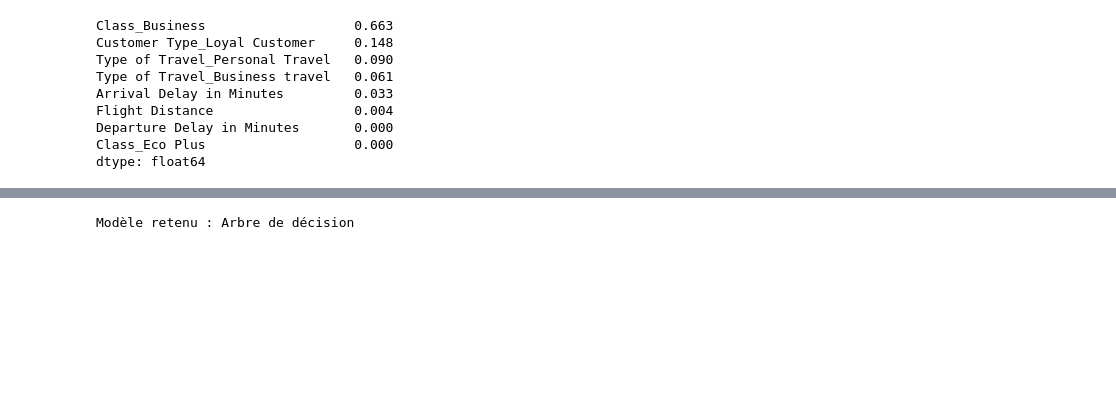
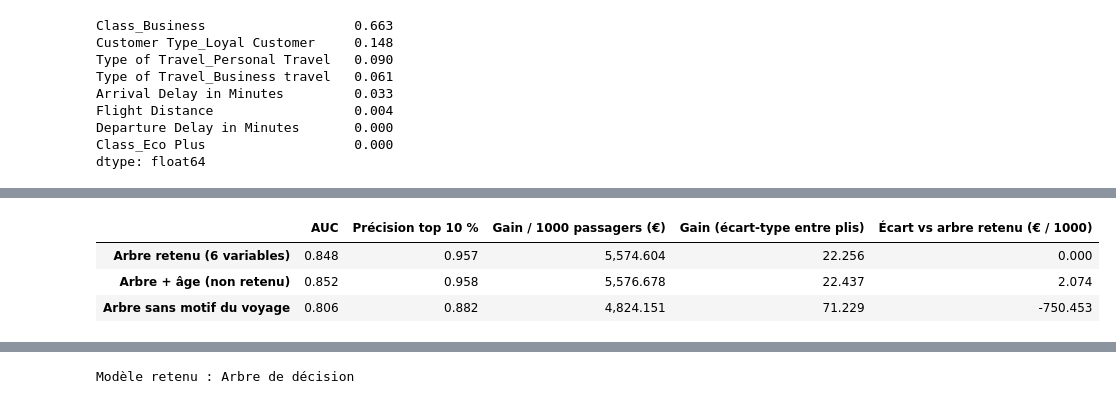
Before and after one commit to Esteban-13/rush_3, a Jupyter notebook: notebooks/04_modeles.ipynb, the cells around one changed output, grey strips where cells are left out. Drawn from its saved outputs; the diff is of its cells as text; code cells hidden in the pictures; blank space fills up the shorter version.

Commit message:
Partie B : contrôles complémentaires (mineurs gardés, variante âge, variante sans motif, gain selon capacité)

```diff
--- a/notebooks/04_modeles.ipynb
+++ b/notebooks/04_modeles.ipynb
@@ -168,0 +176,22 @@ dtype: float64
+# %%
+# a) Mineurs parmi les passagers signalés
+score_arbre = scores["Arbre de décision"]
+mineur = (df["Age"] < 18).to_numpy()
+poids = mu.selection_top(score_arbre)
+part_mineurs_signales = (poids * mineur).sum() / poids.sum()
+print(f"Mineurs : {mineur.mean():.1%} des passagers, {part_mineurs_signales:.1%} des passagers signalés")
+
+# Les mineurs signalés sont-ils aussi souvent vraiment mécontents que les adultes ?
+for nom, groupe in [("mineurs", mineur), ("adultes", ~mineur)]:
+    print(f"Précision parmi les {nom} signalés : {(poids * groupe * y).sum() / (poids * groupe).sum():.1%}")
+print(f"Mineurs en voyage personnel (donc le plus souvent en famille) : "
+      f"{(df.loc[mineur, 'Type of Travel'] == 'Personal Travel').mean():.0%}")
+
+# Comparaison : garder les mineurs (choix retenu) ou les retirer de la liste
+avec_mineurs = mu.evaluer(y, score_arbre)
+sans_mineurs = mu.evaluer(y, np.where(mineur, -1, score_arbre))
+print(f"\nAvec les mineurs (retenu) : précision {avec_mineurs['Précision top 10 %']:.1%}, "
+      f"gain {avec_mineurs['Gain / 1000 passagers (€)']:,.0f} € / 1000")
+print(f"Sans mineur signalé       : précision {sans_mineurs['Précision top 10 %']:.1%}, "
+      f"gain {sans_mineurs['Gain / 1000 passagers (€)']:,.0f} € / 1000 "
+      f"({sans_mineurs['Gain / 1000 passagers (€)'] - avec_mineurs['Gain / 1000 passagers (€)']:+,.0f} €)")
@@ -168,0 +228,21 @@ dtype: float64
+# %%
+# b) et c) Variantes de l'arbre (mêmes réglages, autres variables)
+variantes = {
+    "Arbre retenu (6 variables)": (mu.CATEGORIELLES, mu.NUMERIQUES),
+    "Arbre + âge (non retenu)": (mu.CATEGORIELLES, mu.NUMERIQUES + ["Age"]),
+    "Arbre sans motif du voyage": (["Customer Type", "Class"], mu.NUMERIQUES),
+}
+lignes = {}
+for nom, (cat, num) in variantes.items():
+    s = mu.scores_hors_pli(df, y, lambda: mu.arbre_decision(cat, num), decoupage, cat + num)
+    lignes[nom] = resume(mu.cv(y, s, decoupage))
+variantes_cv = pd.DataFrame(lignes).T
+variantes_cv["Écart vs arbre retenu (€ / 1000)"] = (
+    variantes_cv["Gain / 1000 passagers (€)"] - variantes_cv.loc["Arbre retenu (6 variables)", "Gain / 1000 passagers (€)"])
+variantes_cv.to_csv(RESULTATS / "04_variantes_cv.csv")
+variantes_cv
+# %% [output]
+|  | AUC | Précision top 10 % | Gain / 1000 passagers (€) | Gain (écart-type entre plis) | Écart vs arbre retenu (€ / 1000) |
+| Arbre retenu (6 variables) | 0.848 | 0.957 | 5,574.604 | 22.256 | 0.000 |
+| Arbre + âge (non retenu) | 0.852 | 0.958 | 5,576.678 | 22.437 | 2.074 |
+| Arbre sans motif du voyage | 0.806 | 0.882 | 4,824.151 | 71.229 | -750.453 |
```
Also changed, not shown: parts of 7 cells of this notebook, 5 other files.
